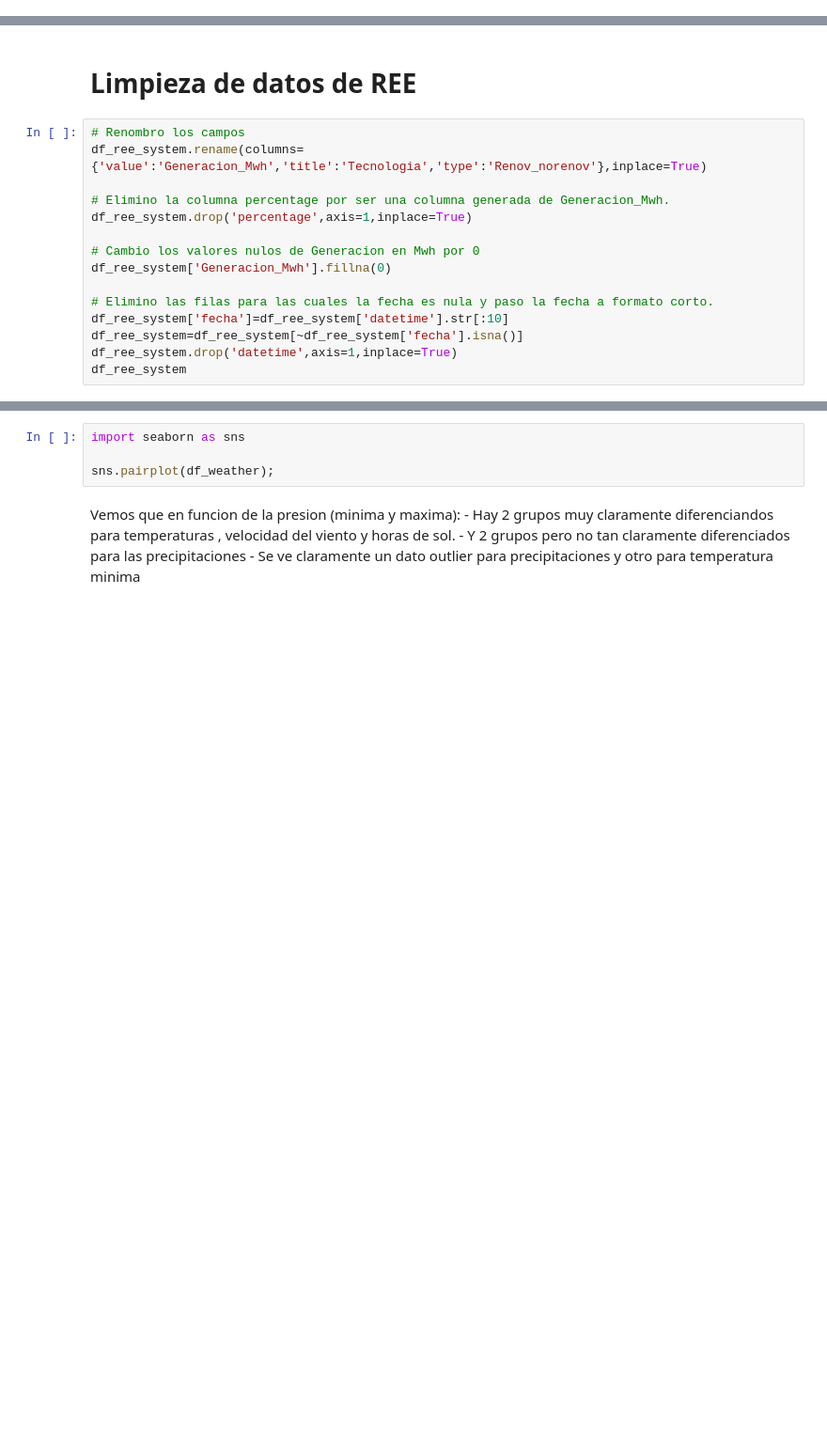
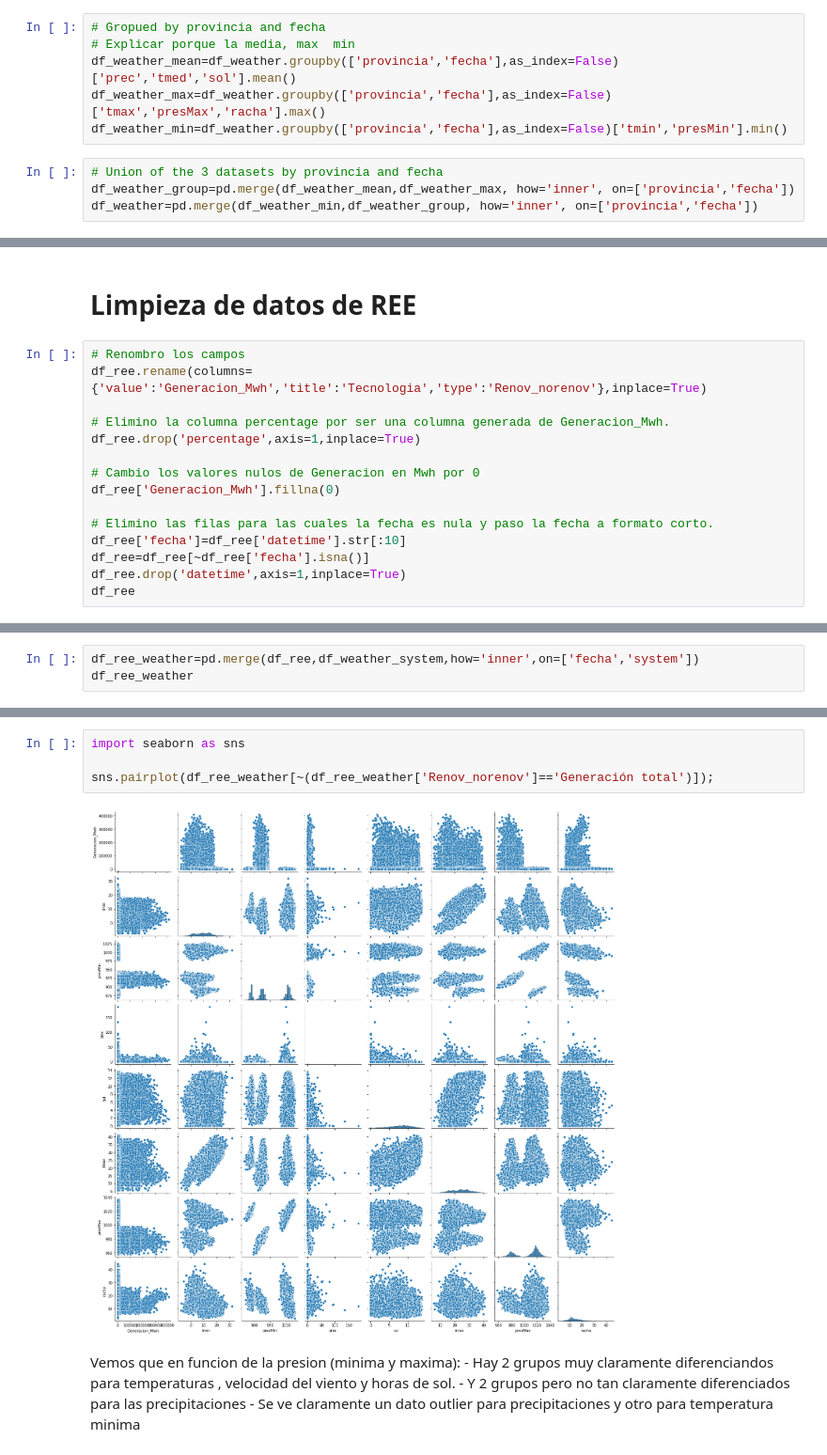
Before and after one commit to sotodosos/ClasesMaster26, a Jupyter notebook: Python/TFM.ipynb, the cells around one changed output, grey strips where cells are left out. Shown at 94% size. Drawn from its saved outputs; the diff is of its cells as text; blank space fills up the shorter version.

```diff
--- a/Python/TFM.ipynb
+++ b/Python/TFM.ipynb
@@ -283,0 +120,10 @@ df_ree_system
+# %%
+# Gropued by provincia and fecha
+# Explicar porque la media, max  min
+df_weather_mean=df_weather.groupby(['provincia','fecha'],as_index=False)['prec','tmed','sol'].mean()
+df_weather_max=df_weather.groupby(['provincia','fecha'],as_index=False)['tmax','presMax','racha'].max()
+df_weather_min=df_weather.groupby(['provincia','fecha'],as_index=False)['tmin','presMin'].min()
+# %%
+# Union of the 3 datasets by provincia and fecha
+df_weather_group=pd.merge(df_weather_mean,df_weather_max, how='inner', on=['provincia','fecha'])
+df_weather=pd.merge(df_weather_min,df_weather_group, how='inner', on=['provincia','fecha'])
@@ -285,16 +186,16 @@ df_ree_system
 # Limpieza de datos de REE
 # %%
 # Renombro los campos
-df_ree_system.rename(columns={'value':'Generacion_Mwh','title':'Tecnologia','type':'Renov_norenov'},inplace=True)
+df_ree.rename(columns={'value':'Generacion_Mwh','title':'Tecnologia','type':'Renov_norenov'},inplace=True)
 
 # Elimino la columna percentage por ser una columna generada de Generacion_Mwh.
-df_ree_system.drop('percentage',axis=1,inplace=True)
+df_ree.drop('percentage',axis=1,inplace=True)
 
 # Cambio los valores nulos de Generacion en Mwh por 0
-df_ree_system['Generacion_Mwh'].fillna(0)
+df_ree['Generacion_Mwh'].fillna(0)
 
 # Elimino las filas para las cuales la fecha es nula y paso la fecha a formato corto.
-df_ree_system['fecha']=df_ree_system['datetime'].str[:10]
-df_ree_system=df_ree_system[~df_ree_system['fecha'].isna()]
-df_ree_system.drop('datetime',axis=1,inplace=True)
-df_ree_system
+df_ree['fecha']=df_ree['datetime'].str[:10]
+df_ree=df_ree[~df_ree['fecha'].isna()]
+df_ree.drop('datetime',axis=1,inplace=True)
+df_ree
@@ -315,0 +218,3 @@ df_weather=pd.read_csv('../Data/weather.csv',index_col=0)
+# %%
+df_ree_weather=pd.merge(df_ree,df_weather_system,how='inner',on=['fecha','system'])
+df_ree_weather
@@ -316,7 +237,9 @@ df_weather=pd.read_csv('../Data/weather.csv',index_col=0)
 # %%
 import seaborn as sns
 
-sns.pairplot(df_weather);
+sns.pairplot(df_ree_weather[~(df_ree_weather['Renov_norenov']=='Generación total')]);
+# %% [output]
+[figure, added]
 # %% [markdown]
 Vemos que en funcion de la presion (minima y maxima):
     - Hay 2 grupos muy claramente diferenciandos para temperaturas , velocidad del viento y horas de sol.
```
Also changed, not shown: parts of 61 cells of this notebook, 1 other file.
